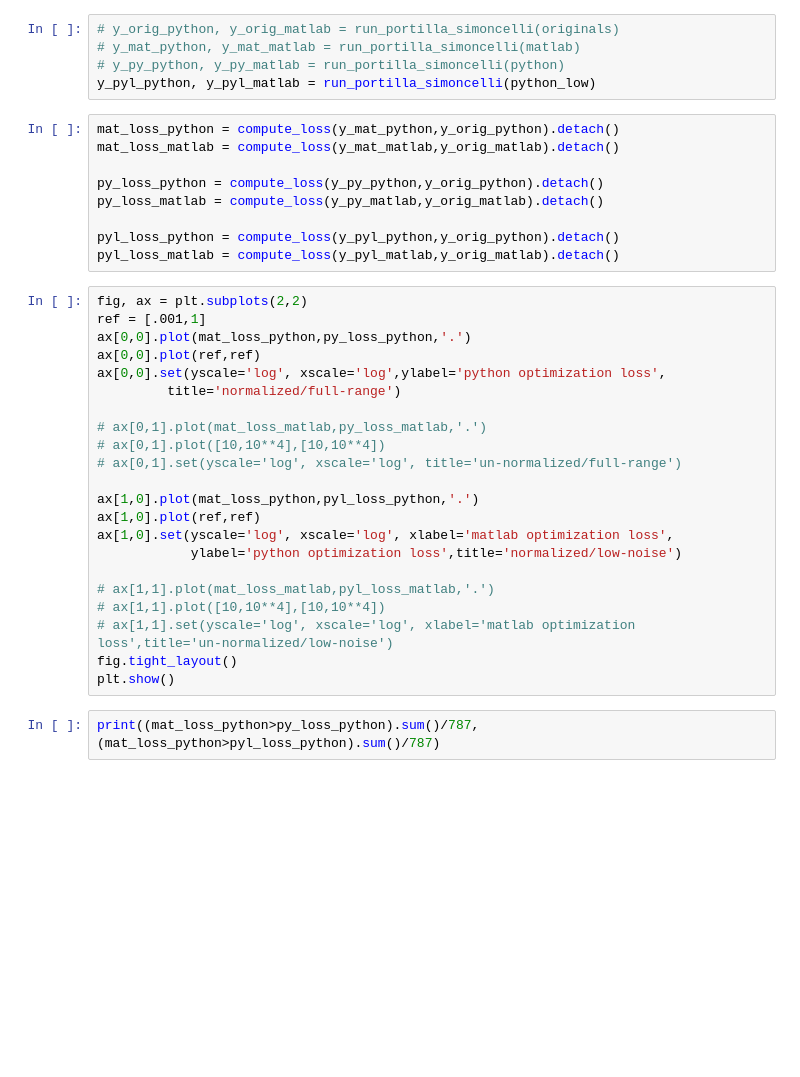
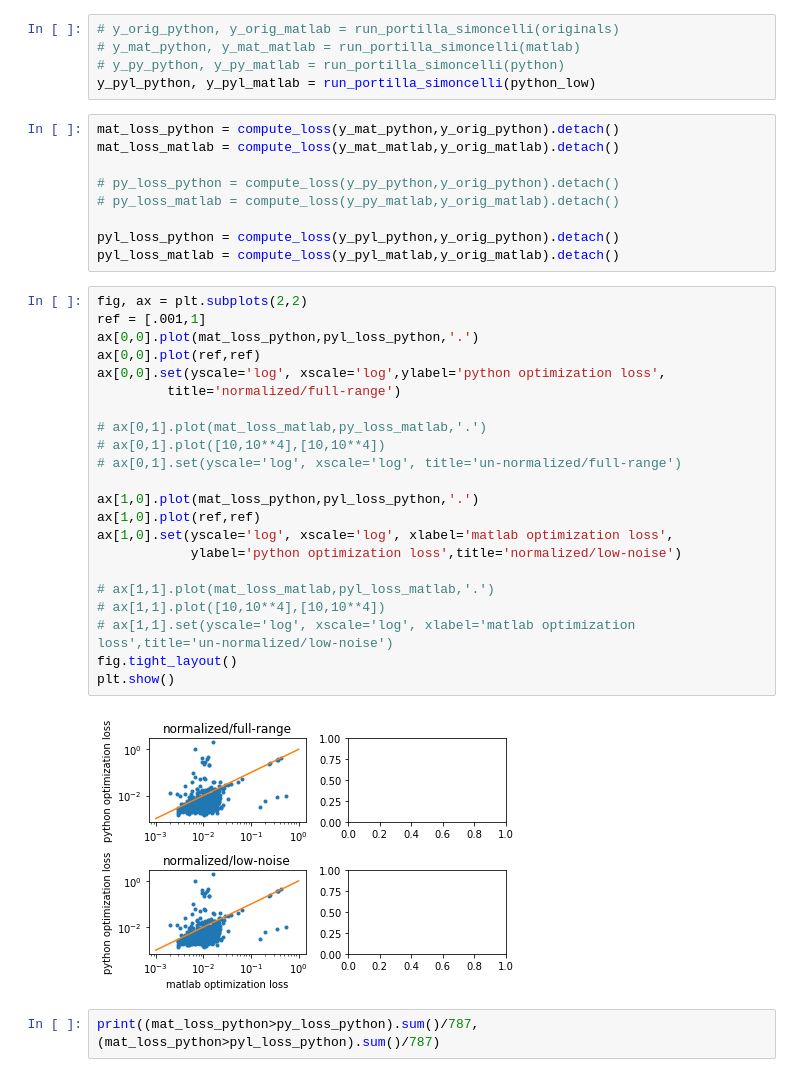
Before and after one commit to plenoptic-org/plenoptic, a Jupyter notebook: examples/Model_PortillaSimoncelli.ipynb, the cells around one changed output. Cells and saved outputs as stored; diff of their text form; blank space fills up the shorter version.

```diff
--- a/examples/Model_PortillaSimoncelli.ipynb
+++ b/examples/Model_PortillaSimoncelli.ipynb
@@ -108,33 +107,35 @@ y_pyl_python, y_pyl_matlab = run_portilla_simoncelli(python_low)
 mat_loss_python = compute_loss(y_mat_python,y_orig_python).detach()
 mat_loss_matlab = compute_loss(y_mat_matlab,y_orig_matlab).detach()
 
-py_loss_python = compute_loss(y_py_python,y_orig_python).detach()
-py_loss_matlab = compute_loss(y_py_matlab,y_orig_matlab).detach()
+# py_loss_python = compute_loss(y_py_python,y_orig_python).detach()
+# py_loss_matlab = compute_loss(y_py_matlab,y_orig_matlab).detach()
 
 pyl_loss_python = compute_loss(y_pyl_python,y_orig_python).detach()
 pyl_loss_matlab = compute_loss(y_pyl_matlab,y_orig_matlab).detach()
 # %%
 fig, ax = plt.subplots(2,2)
 ref = [.001,1]
-ax[0,0].plot(mat_loss_python,py_loss_python,'.')
+ax[0,0].plot(mat_loss_python,pyl_loss_python,'.')
 ax[0,0].plot(ref,ref)
 ax[0,0].set(yscale='log', xscale='log',ylabel='python optimization loss',
          title='normalized/full-range')
 
 # ax[0,1].plot(mat_loss_matlab,py_loss_matlab,'.')
 # ax[0,1].plot([10,10**4],[10,10**4])
 # ax[0,1].set(yscale='log', xscale='log', title='un-normalized/full-range')
 
 ax[1,0].plot(mat_loss_python,pyl_loss_python,'.')
 ax[1,0].plot(ref,ref)
 ax[1,0].set(yscale='log', xscale='log', xlabel='matlab optimization loss',
             ylabel='python optimization loss',title='normalized/low-noise')
 
 # ax[1,1].plot(mat_loss_matlab,pyl_loss_matlab,'.')
 # ax[1,1].plot([10,10**4],[10,10**4])
 # ax[1,1].set(yscale='log', xscale='log', xlabel='matlab optimization loss',title='un-normalized/low-noise')
 fig.tight_layout()
 plt.show()
+# %% [output]
+[figure, added]
 # %%
 print((mat_loss_python>py_loss_python).sum()/787,
 (mat_loss_python>pyl_loss_python).sum()/787)
```
Also changed, not shown: parts of 6 cells of this notebook, 1 other file.
